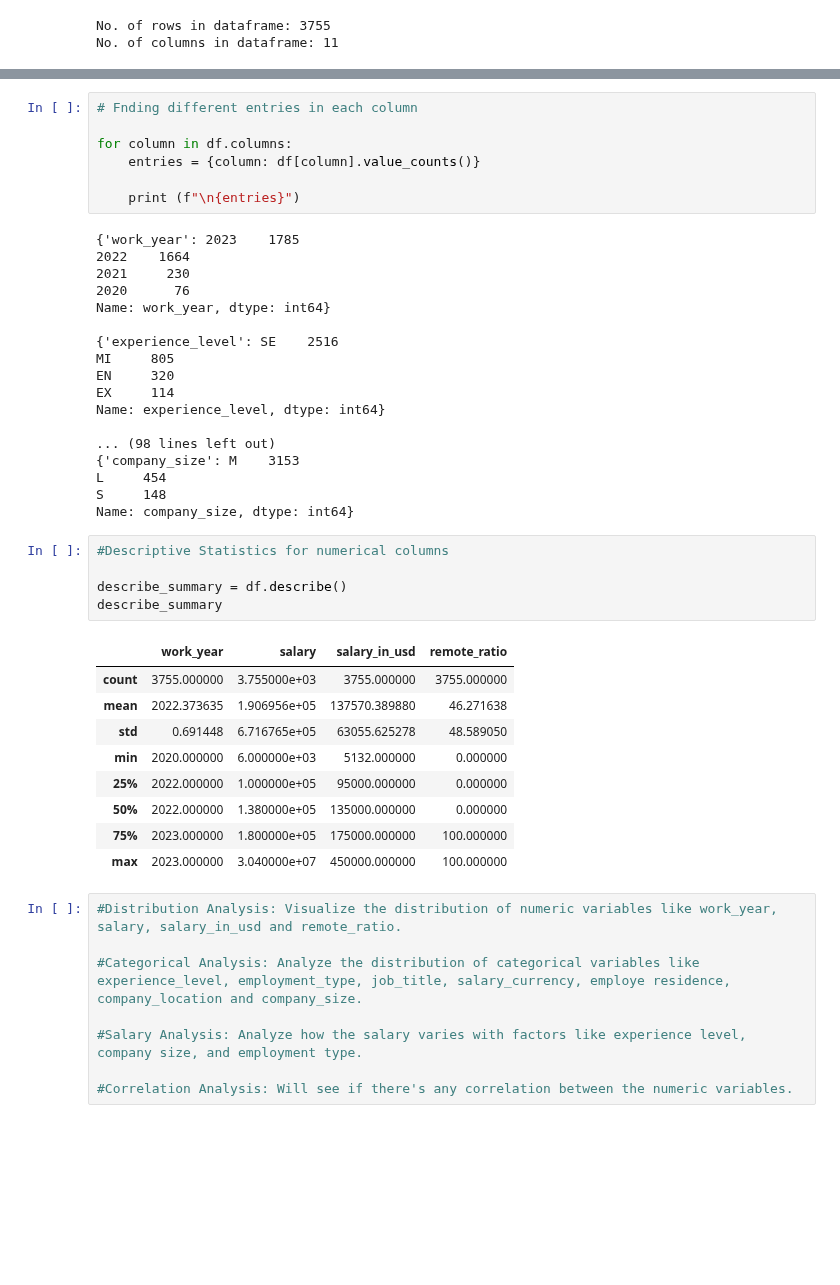
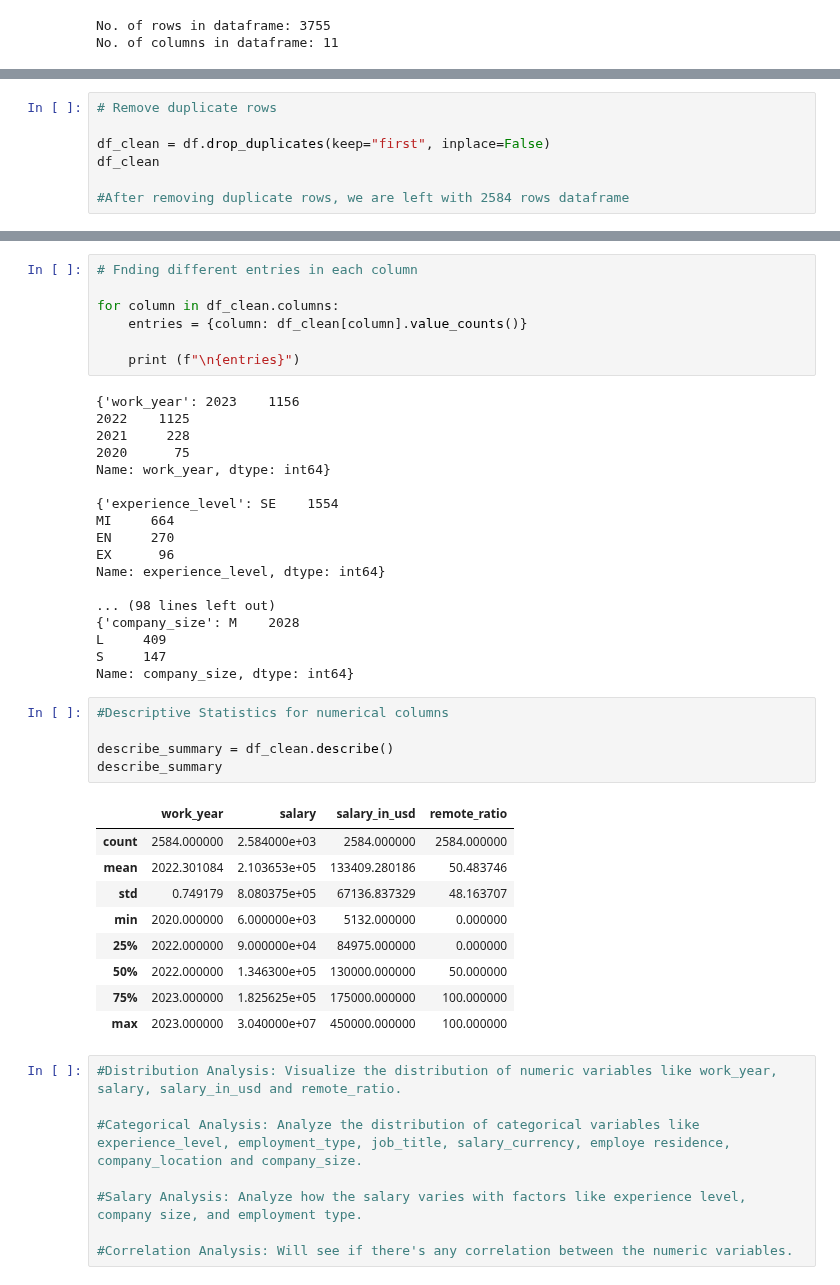
Before and after one commit to garimac12/project_acai, a Jupyter notebook: Project1_GC.ipynb, the cells around one changed output, grey strips where cells are left out. Drawn from its saved outputs; the diff is of its cells as text; blank space fills up the shorter version.

```diff
--- a/Project1_GC.ipynb
+++ b/Project1_GC.ipynb
@@ -44,0 +74,7 @@ Index(['work_year', 'experience_level', 'employment_type', 'job_title',
+# %%
+# Remove duplicate rows
+
+df_clean = df.drop_duplicates(keep="first", inplace=False)
+df_clean
+
+#After removing duplicate rows, we are left with 2584 rows dataframe
@@ -45,42 +95,42 @@ Index(['work_year', 'experience_level', 'employment_type', 'job_title',
 # %%
 # Fnding different entries in each column
 
-for column in df.columns:
-    entries = {column: df[column].value_counts()}
+for column in df_clean.columns:
+    entries = {column: df_clean[column].value_counts()}
 
     print (f"\n{entries}")
 # %% [output]
-{'work_year': 2023    1785
-2022    1664
-2021     230
-2020      76
+{'work_year': 2023    1156
+2022    1125
+2021     228
+2020      75
 Name: work_year, dtype: int64}
 
-{'experience_level': SE    2516
-MI     805
-EN     320
-EX     114
+{'experience_level': SE    1554
+MI     664
+EN     270
+EX      96
 Name: experience_level, dtype: int64}
 
 ... (98 lines left out)
-{'company_size': M    3153
-L     454
-S     148
+{'company_size': M    2028
+L     409
+S     147
 Name: company_size, dtype: int64}
 # %%
 #Descriptive Statistics for numerical columns
 
-describe_summary = df.describe()
+describe_summary = df_clean.describe()
 describe_summary
 # %% [output]
 |  | work_year | salary | salary_in_usd | remote_ratio |
-| count | 3755.000000 | 3.755000e+03 | 3755.000000 | 3755.000000 |
-| mean | 2022.373635 | 1.906956e+05 | 137570.389880 | 46.271638 |
-| std | 0.691448 | 6.716765e+05 | 63055.625278 | 48.589050 |
+| count | 2584.000000 | 2.584000e+03 | 2584.000000 | 2584.000000 |
+| mean | 2022.301084 | 2.103653e+05 | 133409.280186 | 50.483746 |
+| std | 0.749179 | 8.080375e+05 | 67136.837329 | 48.163707 |
 | min | 2020.000000 | 6.000000e+03 | 5132.000000 | 0.000000 |
-| 25% | 2022.000000 | 1.000000e+05 | 95000.000000 | 0.000000 |
-| 50% | 2022.000000 | 1.380000e+05 | 135000.000000 | 0.000000 |
-| 75% | 2023.000000 | 1.800000e+05 | 175000.000000 | 100.000000 |
+| 25% | 2022.000000 | 9.000000e+04 | 84975.000000 | 0.000000 |
+| 50% | 2022.000000 | 1.346300e+05 | 130000.000000 | 50.000000 |
+| 75% | 2023.000000 | 1.825625e+05 | 175000.000000 | 100.000000 |
 | max | 2023.000000 | 3.040000e+07 | 450000.000000 | 100.000000 |
 # %%
 #Distribution Analysis: Visualize the distribution of numeric variables like work_year, salary, salary_in_usd and remote_ratio.
```
Also changed, not shown: parts of 9 cells of this notebook.
